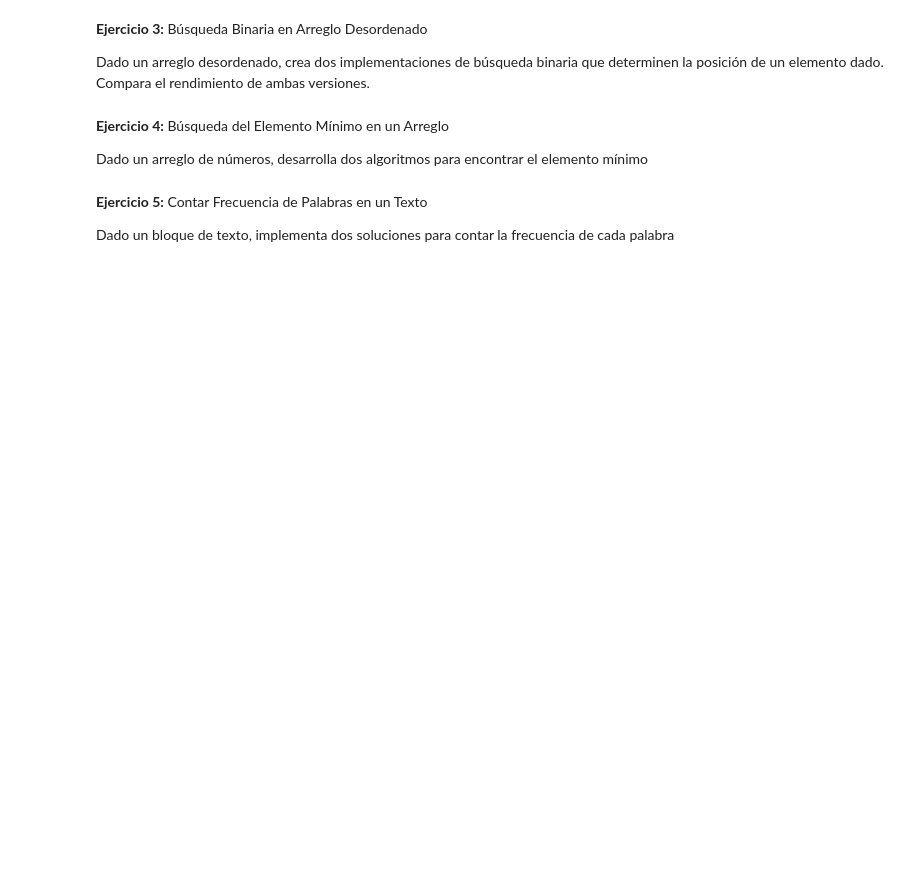
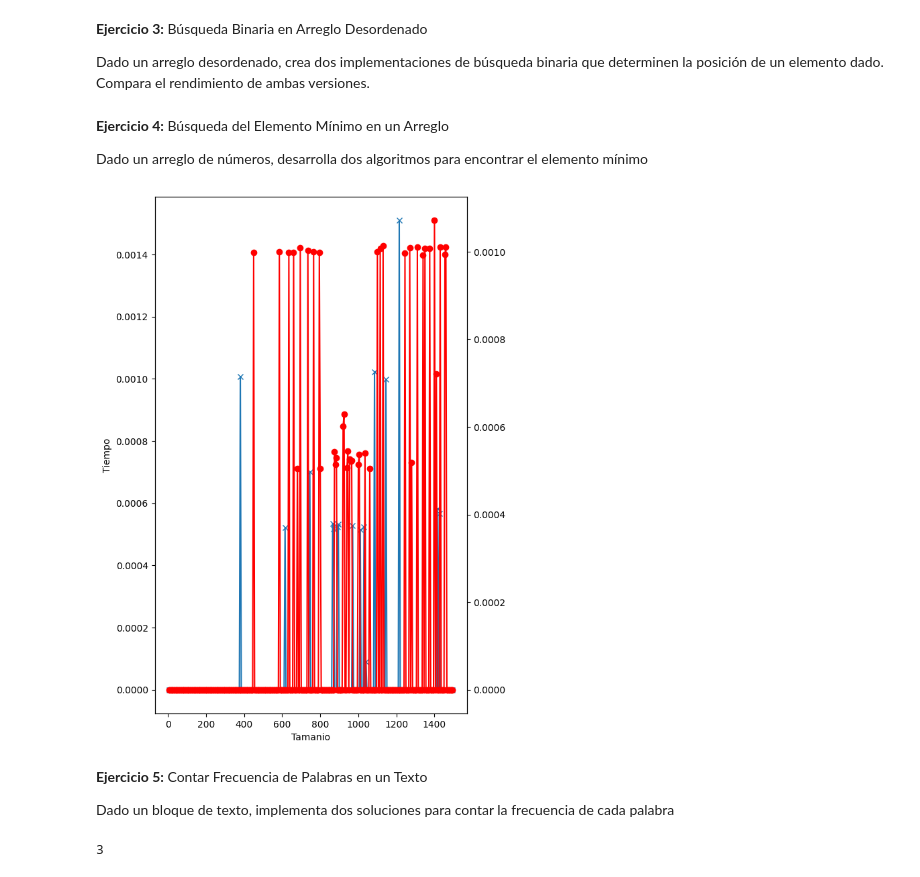
Before and after one commit to JuanSebastianLopez15/Holiwi, a Jupyter notebook: Taller_Complejidad.ipynb, the cells around one changed output. Cells and saved outputs as stored; diff of their text form; code cells hidden in the pictures; blank space fills up the shorter version.

Commit message:
[donpedromz] Ejercicio 4 y Ejercicio 5

```diff
--- a/Taller_Complejidad.ipynb
+++ b/Taller_Complejidad.ipynb
@@ -10,18 +11,24 @@ def visualizarComplejidad(ejeX, ejeY):
 # %%
 import random as rd
-def testearAlgoritmo(algoritmo):
-    tamLista = (i*5 for i in range(1,20))
-    tiempos = []
+def testearAlgoritmoMinimos(algoritmo1, algoritmo2):
+    tamLista = (i*5 for i in range(1,300))
+    tiempos1 = []
+    tiempos2 = []
     tamanio = []
     for i in tamLista:
-        lista = [rd.randint(1,1001) for x in range(i)]
-        inicio = t.time()
-        algoritmo(lista)
-        final = t.time()
-        total = final - inicio
-        tiempos.append(total)
+        lista = [rd.randint(1,100001) for x in range(i)]
+        inicio1 = t.time()
+        algoritmo1(lista)
+        final1 = t.time()
+        total1 = final1 - inicio1
+        tiempos1.append(total1)
+        inicio2 = t.time()
+        algoritmo2(lista, 0, len(lista)-1)
+        final2 = t.time()
+        total2 = final2 - inicio2
+        tiempos2.append(total2)
         tamanio.append(i)
-    visualizarComplejidad(tamanio,tiempos)
+    visualizarComplejidad(tiempos1, tiempos2, tamanio)
 # %% [markdown]
 **Ejercicio 1:** Detección de Elementos Duplicados
 
@@ -136,0 +139,25 @@ Dado un arreglo de números, desarrolla dos algoritmos para encontrar el element
+# %%
+def buscarNumMinimo1(lista):
+    minimo = 0
+    for i in range(0,len(lista)):
+        minimo = lista[i]
+        for j in range(i+1, len(lista)):
+            if lista[j] < minimo:
+                minimo = lista[j]
+        return minimo
+# %%
+def buscarNumMinimo2(lista, posInicio, posFinal):
+    if posInicio == posFinal:
+        return lista[posInicio]
+    mitad = posInicio + (posFinal - posInicio) // 2
+    min1 = buscarNumMinimo2(lista, posInicio, mitad)
+    min2 = buscarNumMinimo2(lista, mitad+1, posFinal)
+    return min1 if min1 < min2 else min2
+# %%
+testearAlgoritmoMinimos(buscarNumMinimo1, buscarNumMinimo2)
+# %% [output]
+[figure, added]
+# %% [markdown]
+**Ejercicio 5:** Contar Frecuencia de Palabras en un Texto
+
+Dado un bloque de texto, implementa dos soluciones para contar la frecuencia de cada palabra
@@ -137,6 +174,26 @@ Dado un arreglo de números, desarrolla dos algoritmos para encontrar el element
+# %%
+def ordenarPalabras(texto,):
+    palabras = texto.split(" ")
+    palabrasSorted = sorted(palabras, key=lambda x: len(x))
+    return palabrasSorted
+def busquedaBinariaPalabras(palabras, palabraBusqueda, inicio, final, contador):
+    if inicio > final:
+        return contador
+    mitad = inicio + (final - inicio) // 2
+    if len(palabras[mitad]) == len(palabraBusqueda):
+        if palabras[mitad] == palabraBusqueda:
+            contador += 1
+        contador = busquedaBinariaPalabras(palabras, palabraBusqueda, inicio, mitad - 1, contador)
+        contador = busquedaBinariaPalabras(palabras, palabraBusqueda, mitad + 1, final, contador)
+    elif len(palabras[mitad]) < len(palabraBusqueda):
+        contador = busquedaBinariaPalabras(palabras, palabraBusqueda, mitad + 1, final, contador)
+    else:
+        contador = busquedaBinariaPalabras(palabras, palabraBusqueda, inicio, mitad - 1, contador)
+    return contador
+def contarPalabras2(texto, palabraBusqueda):
+    palabras = ordenarPalabras(texto)
+    return busquedaBinariaPalabras(palabras, palabraBusqueda, 0, len(palabras)-1, 0)
+# %% [output]
+3
 # %%
 # Visualización del comportamiento del algoritmo
-# %% [markdown]
-**Ejercicio 5:** Contar Frecuencia de Palabras en un Texto
-
-Dado un bloque de texto, implementa dos soluciones para contar la frecuencia de cada palabra
```
Also changed, not shown: parts of 8 cells of this notebook.
